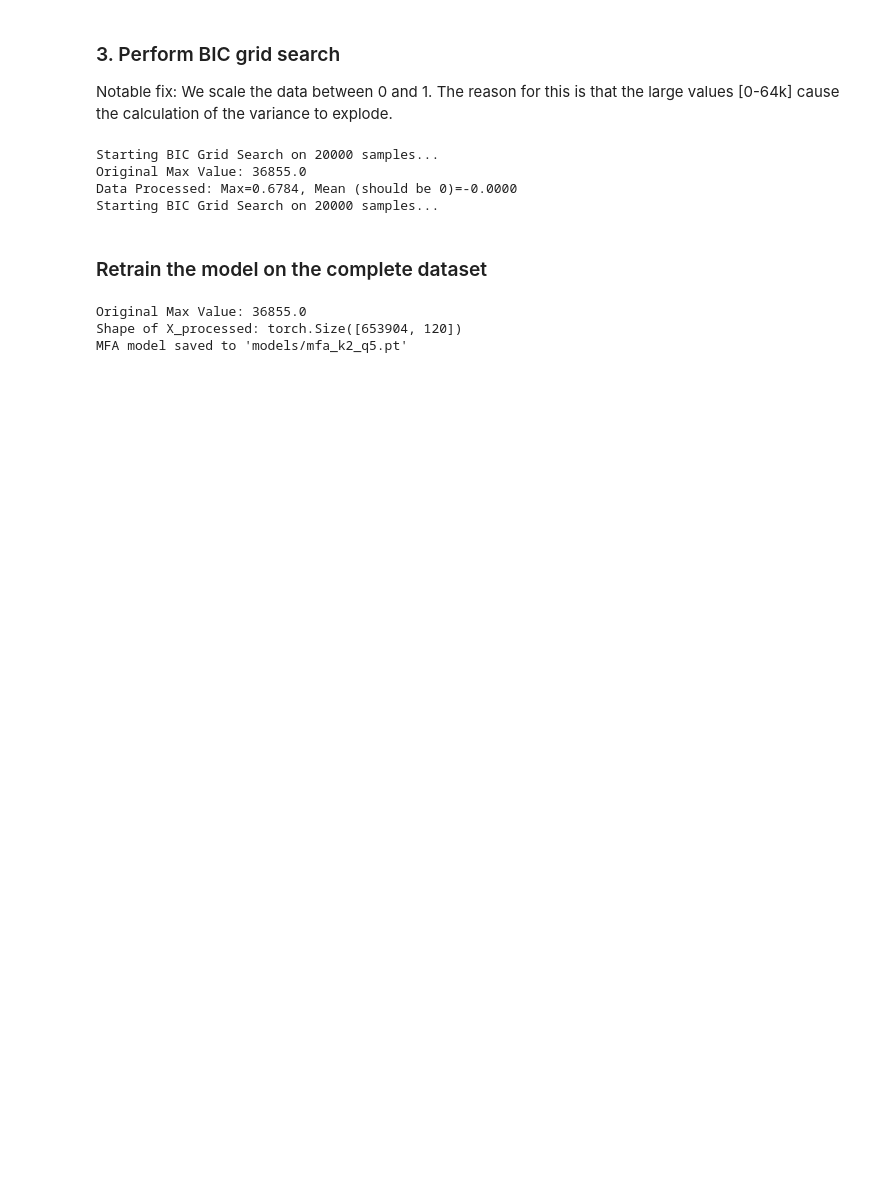
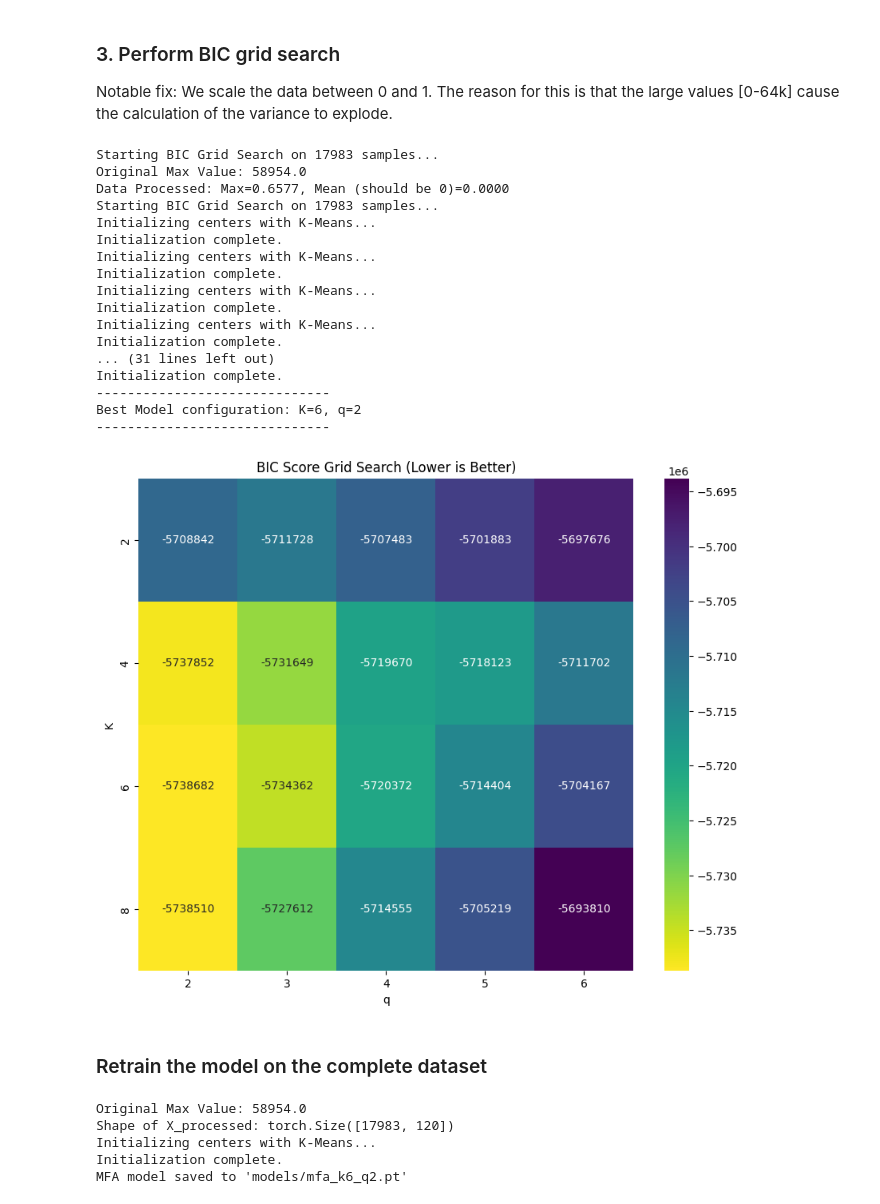
Before and after one commit to TrygveTafjord/MFA_testing, a Jupyter notebook: 00_model_training.ipynb, the cells around one changed output. Cells and saved outputs as stored; diff of their text form; code cells hidden in the pictures; blank space fills up the shorter version.

```diff
--- a/00_model_training.ipynb
+++ b/00_model_training.ipynb
@@ -22,7 +24,7 @@ in "01_model_testing.ipynb", the trained models will be tested on both another i
 device = torch.device("cuda" if torch.cuda.is_available() else "cpu")
 print(f"Using device: {device}")
 
-data_dir = glob.glob('data/training/*.nc')
+data_dir = glob.glob('data/linearity_test/*.nc')
 print(f"Found {len(data_dir)} files.")
 # %% [output]
 Using device: cpu
@@ -201,7 +235,7 @@ Subset shape: torch.Size([20000, 120])
 Notable fix: We scale the data between 0 and 1. The reason for this is that the large values [0-64k] cause the calculation of the variance to explode.
 # %%
 # Grid Configuration
-k_range = range(2, 16, 2)
+k_range = range(2, 10, 2)
 # Calculate ceiling and add safety buffer
 q_ceiling = max(n_components_995 + 2, 5)
 q_range = range(2, q_ceiling + 1)
@@ -225,7 +259,7 @@ results_list = []
 
 print(f"Starting BIC Grid Search on {len(data_subset)} samples...")
 
-# --- The Grid Search Loop ---
+# The Grid Search Loop
 for k in k_range:
     for q in q_range:
         # q cannot exceed the number of features (120) or, strictly speaking,
@@ -235,7 +269,8 @@ for k in k_range:
 
         try:
             model = MFA(n_components=k, n_features=120, n_factors=q, device=device)
-
+            # Set parameters
+            model.initialize_parameters(X_processed)
             # Fit
             model.fit(X_processed)
 
@@ -246,38 +281,52 @@ for k in k_range:
 
             results_list.append({'K': k, 'q': q, 'BIC': score})
 
             # Clean up memory if using GPU
             if device.type == 'cuda':
                 torch.cuda.empty_cache()
 
         except Exception as e:
             print(f"Failed for K={k}, q={q}: {e}")
 
-# --- Visualization ---
+# Visualization
 if len(results_list) > 0:
     results_df = pd.DataFrame(results_list)
 
     # Find optimal
     best_row = results_df.loc[results_df['BIC'].idxmin()]
     print("-" * 30)
     print(f"Best Model configuration: K={int(best_row['K'])}, q={int(best_row['q'])}")
     print("-" * 30)
 
     # Pivot for Heatmap
     bic_pivot = results_df.pivot(index="K", columns="q", values="BIC")
 
     plt.figure(figsize=(10, 8))
     sns.heatmap(bic_pivot, annot=True, fmt=".0f", cmap="viridis_r")
 
     plt.title("BIC Score Grid Search (Lower is Better)")
     plt.show()
 else:
     print("No results to plot. Please ensure the MFA model class is implemented.")
 # %% [output]
-Starting BIC Grid Search on 20000 samples...
-Original Max Value: 36855.0
-Data Processed: Max=0.6784, Mean (should be 0)=-0.0000
-Starting BIC Grid Search on 20000 samples...
+Starting BIC Grid Search on 17983 samples...
+Original Max Value: 58954.0
+Data Processed: Max=0.6577, Mean (should be 0)=0.0000
+Starting BIC Grid Search on 17983 samples...
+Initializing centers with K-Means...
+Initialization complete.
+Initializing centers with K-Means...
+Initialization complete.
+Initializing centers with K-Means...
+Initialization complete.
+Initializing centers with K-Means...
+Initialization complete.
+... (31 lines left out)
+Initialization complete.
+------------------------------
+Best Model configuration: K=6, q=2
+------------------------------
+[figure, added]
 # %% [markdown]
 ### Retrain the model on the complete dataset
 # %%
@@ -293,9 +342,11 @@ X_processed = X_processed.float()
 print(f"Shape of X_processed: {X_processed.shape}")
 
 #Parameters found above
-K = 2
-q = 5
+K = 6
+q = 2
 model = MFA(n_components=K, n_features=120, n_factors=q, device=device)
+
+model.initialize_parameters(X_processed)
 
 # Fit
 model.fit(X_processed)
@@ -338,6 +389,8 @@ save_path = f'models/mfa_k{K}_q{q}.pt'
 torch.save(mfa_state, save_path)
 print(f"MFA model saved to '{save_path}'")
 # %% [output]
-Original Max Value: 36855.0
-Shape of X_processed: torch.Size([653904, 120])
-MFA model saved to 'models/mfa_k2_q5.pt'
+Original Max Value: 58954.0
+Shape of X_processed: torch.Size([17983, 120])
+Initializing centers with K-Means...
+Initialization complete.
+MFA model saved to 'models/mfa_k6_q2.pt'
```
Also changed, not shown: parts of 6 cells of this notebook, 7 other files.
